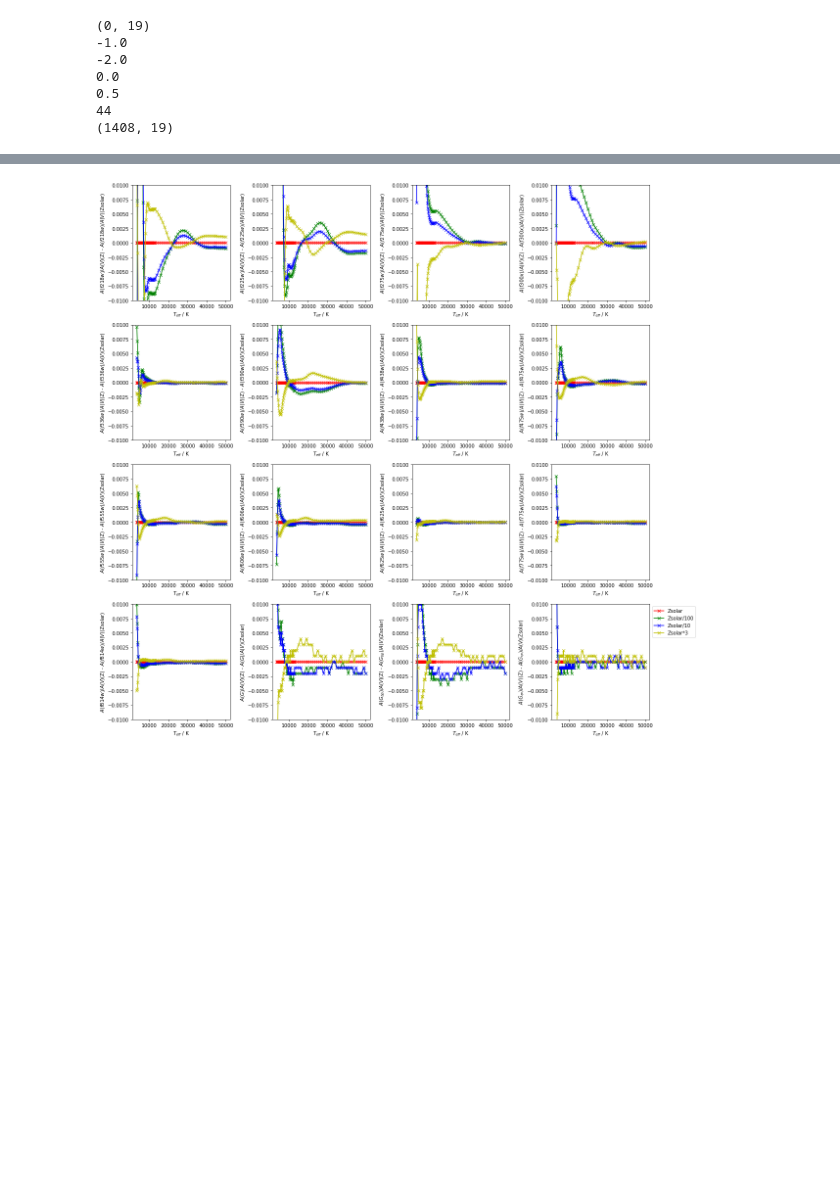
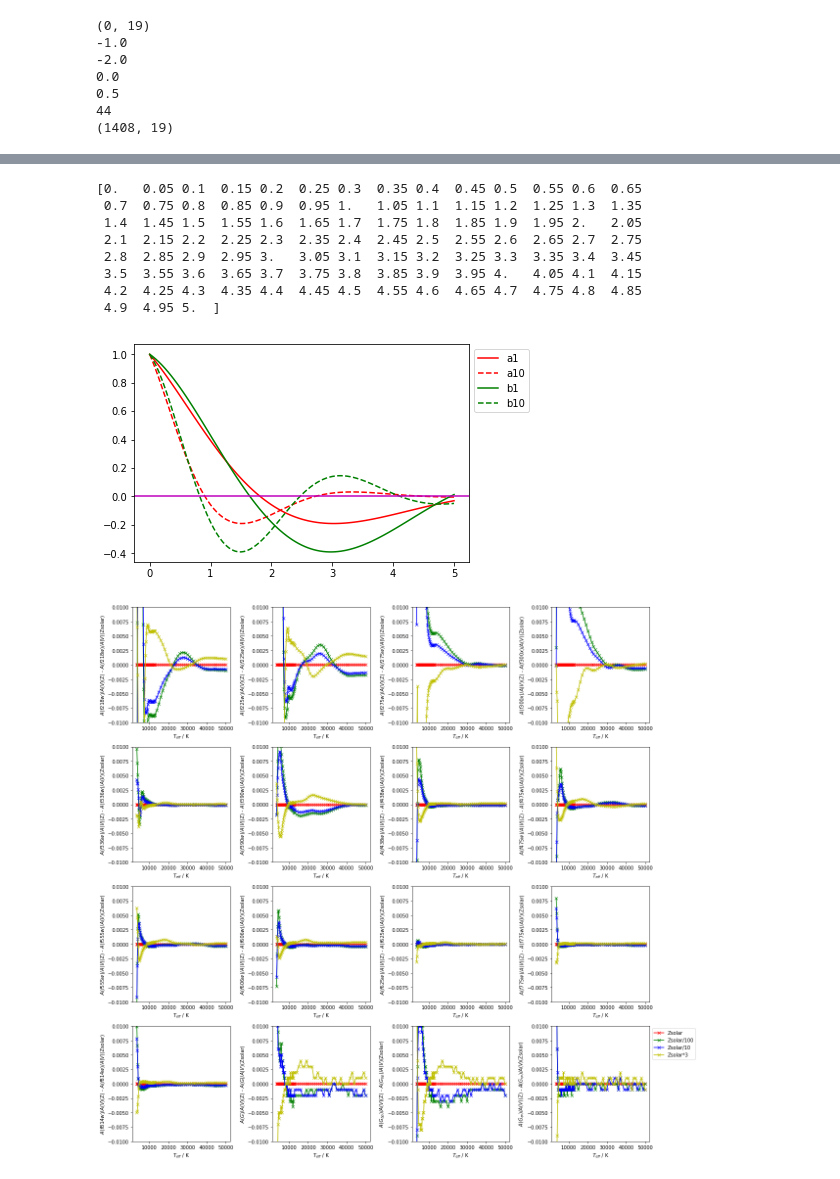
Before and after one commit to AlexlwAstro/phd_work, a Jupyter notebook: gaia_spectra_plots.ipynb, the cells around one changed output, grey strips where cells are left out. Drawn from its saved outputs; the diff is of its cells as text; code cells hidden in the pictures; blank space fills up the shorter version.

```diff
--- a/gaia_spectra_plots.ipynb
+++ b/gaia_spectra_plots.ipynb
@@ -2667,3 +2676,37 @@ plt.show()
+# %%
+fig,ax = plt.subplots()
+t = np.linspace(0.0,5.0,101)
+print t
+zeta1 = 0.5
+zeta2 = 0.3
+s1 = decay_coeff_nan_avoid(1.0,zeta1)
+s10 = decay_coeff_nan_avoid(2.0,zeta1)
+s2 = decay_coeff_nan_avoid(1.0,zeta2)
+s20 = decay_coeff_nan_avoid(2.0,zeta2)
+
+y1 = np.exp(s1*t)
+y10 = np.exp(s10*t)
+y2 = np.exp(s2*t)
+y20 = np.exp(s20*t)
+
+ax.plot(t,y1,'r',label='a1')
+ax.plot(t,y10,'r',label='a10',linestyle='--')
+ax.plot(t,y2,'g',label='b1')
+ax.plot(t,y20,'g',label='b10',linestyle='--')
+ax.axhline(y=0,color='m')
+
+plt.legend(loc='upper left', bbox_to_anchor=(1.0, 1.0))
+plt.show()
+# %% [output]
+[0.   0.05 0.1  0.15 0.2  0.25 0.3  0.35 0.4  0.45 0.5  0.55 0.6  0.65
+ 0.7  0.75 0.8  0.85 0.9  0.95 1.   1.05 1.1  1.15 1.2  1.25 1.3  1.35
+ 1.4  1.45 1.5  1.55 1.6  1.65 1.7  1.75 1.8  1.85 1.9  1.95 2.   2.05
+ 2.1  2.15 2.2  2.25 2.3  2.35 2.4  2.45 2.5  2.55 2.6  2.65 2.7  2.75
+ 2.8  2.85 2.9  2.95 3.   3.05 3.1  3.15 3.2  3.25 3.3  3.35 3.4  3.45
+ 3.5  3.55 3.6  3.65 3.7  3.75 3.8  3.85 3.9  3.95 4.   4.05 4.1  4.15
+ 4.2  4.25 4.3  4.35 4.4  4.45 4.5  4.55 4.6  4.65 4.7  4.75 4.8  4.85
+ 4.9  4.95 5.  ]
+[figure, added]
 # %%
 # FINAL WRITING-OUT CELL!!!!
 #combined_effects_plot_write(comb_dict_zs_4500K,Teff_comb_Avals_pred_dict_zs_4500K,combined_Avals_pred_dict_zs_4500K,'solar','HubWFC','Hub_graphs','4500K_combined_TG_8000K',comb_filter_str,best_fits_filterwise,0.02)#,4500,10000)
```
Also changed, not shown: parts of 6 cells of this notebook, 21 other files.
